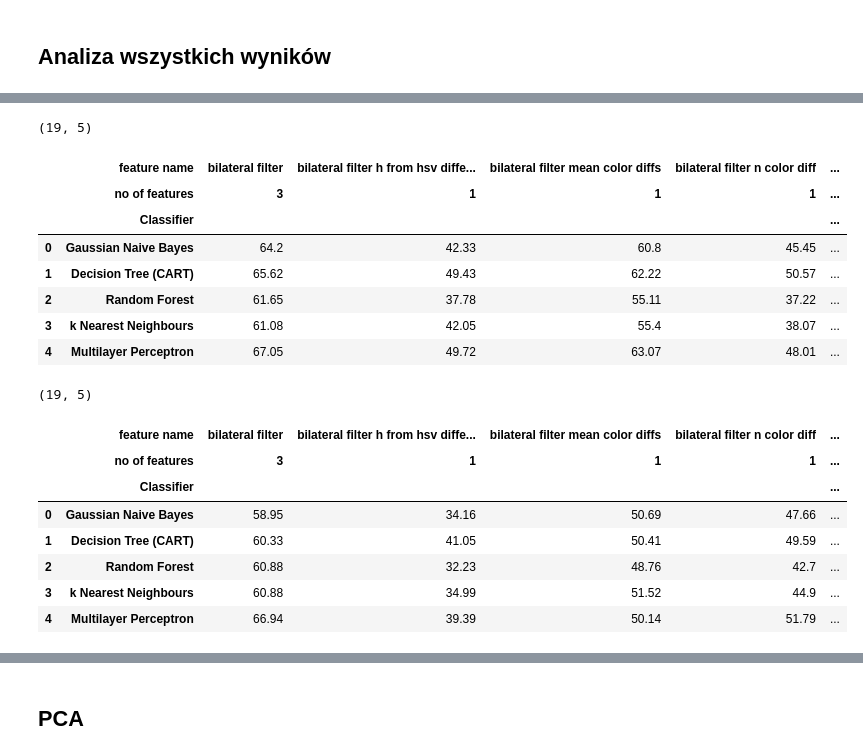
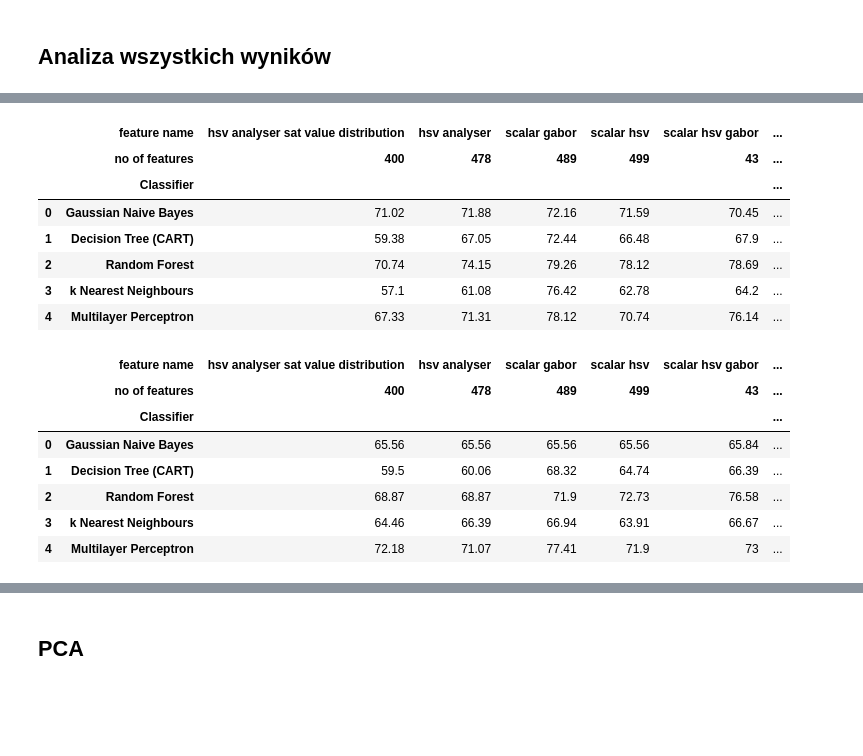
Before and after one commit to lukaszsus/memotion-images-analysis, a Jupyter notebook: experiment_scripts/pandas_dataframes_results.ipynb, the cells around one changed output, grey strips where cells are left out. Saved outputs shown, nothing was run; the diff lists cells and outputs as text; code cells hidden in the pictures; blank space fills up the shorter version.

```diff
--- a/experiment_scripts/pandas_dataframes_results.ipynb
+++ b/experiment_scripts/pandas_dataframes_results.ipynb
@@ -10,12 +10,12 @@ import sys, inspect
 import re
 import cv2
 
-currentdir = os.path.dirname(os.path.abspath(inspect.getfile(inspect.currentframe())))
-parentdir = os.path.dirname(currentdir)
-sys.path.insert(0,parentdir)
-from settings import DATA_PATH
+# currentdir = os.path.dirname(os.path.abspath(inspect.getfile(inspect.currentframe())))
+# parentdir = os.path.dirname(currentdir)
+# sys.path.insert(0,parentdir)
+# from settings import DATA_PATH
 
-# DATA_PATH = "/home/marta/Documents/PyCharm/memotion-images-analysis/data_20191228/"
+DATA_PATH = "/home/marta/Documents/PyCharm/memotion-images-analysis/data_20191228/"
 sns.set()
 # %%
 def load_file(filename, dir='results/metrics/pics'):
@@ -55,8 +55,8 @@ def highlight_max_clf(s):
 # %% [markdown]
 ## Confussion matrix dla przykładowych badań
 # %%
-filename = 'metrics_full_for-scalar_hsv_kmeans_gabor.pickle'
-df_metrics, df_y, cms = load_file(filename, dir='results/metrics/memes')
+filename = 'metrics_full_for-pca_top_50.pickle'
+df_metrics, df_y, cms = load_file(filename, dir='results/metrics/pics_stand_one_vs_rest')
 # %%
 df_y.shape
 # %% [output]
@@ -174,7 +176,7 @@ plot_image(img)
 feature_count_19 = [3, 1, 1, 1, 8, 32, 478, 18, 400, 60, 5, 5, 11, 489, 499, 43, 521, 531, 53]
 feature_count_14 = [3, 8, 32, 478, 18, 400, 60, 11, 43, 489, 521, 509, 541, 53]
 # %%
-def create_table(path, feature_count):
+def create_table(path, feature_count, filter_cols=[]):
     filenames = glob.glob(f'{DATA_PATH}/{path}/*')
     filenames[:] = [filename for filename in filenames if re.search('pca', filename) is None]
     filenames[:] = [filename for filename in filenames if filename[-8] != "3"]
@@ -193,12 +195,17 @@ def create_table(path, feature_count):
     for m in metrics:
         acc.append(m['Accuracy'].values)
 
-    print(np.array(acc).shape)
-
     tuples = list(zip(metric_names, feature_count))
     multiindex = pd.MultiIndex.from_tuples(tuples, names=['feature name', 'no of features'])
 
     df = pd.DataFrame(np.array(acc).T, columns=multiindex)
+    if len(filter_cols) > 0:
+        df = df[df.columns[filter_cols]]
     df = df.set_index(metrics[0]['Classifier'], append=True)
-    df = df.style.apply(bold_max).apply(bold_max, axis=1).apply(highlight_max).apply(highlight_max_clf, axis=1)  # .apply(highlight_min_70)
-    return df
+    df_style = df.style.apply(bold_max).apply(bold_max, axis=1).apply(highlight_max).apply(highlight_max_clf, axis=1)
+    return df_style
+# %%
+best_columns = [8, 6, 13, 14, 15, 16, 17, 18]
+best_of_14_columns = [5, 3, 8, 9, 10, 11, 12, 13]
+# pd.set_option('display.column_space', 5)
+# pd.set_option('display.max_colwidth', 3)
@@ -231,28 +260,26 @@ create_table(path, feature_count_19)
 # %%
 path = 'results/metrics/pics_stand'
-create_table(path, feature_count_19)
+create_table(path, feature_count_19, filter_cols=best_columns)
 # %% [output]
-(19, 5)
-|  | feature name | bilateral filter | bilateral filter h from hsv diffe... | bilateral filter mean color diffs | bilateral filter n color diff | ... |
-|  | no of features | 3 | 1 | 1 | 1 | ... |
-|  | Classifier |  |  |  |  | ... |
-| 0 | Gaussian Naive Bayes | 64.2 | 42.33 | 60.8 | 45.45 | ... |
-| 1 | Decision Tree (CART) | 65.62 | 49.43 | 62.22 | 50.57 | ... |
-| 2 | Random Forest | 61.65 | 37.78 | 55.11 | 37.22 | ... |
-| 3 | k Nearest Neighbours | 61.08 | 42.05 | 55.4 | 38.07 | ... |
-| 4 | Multilayer Perceptron | 67.05 | 49.72 | 63.07 | 48.01 | ... |
+|  | feature name | hsv analyser sat value distribution | hsv analyser | scalar gabor | scalar hsv | scalar hsv gabor | ... |
+|  | no of features | 400 | 478 | 489 | 499 | 43 | ... |
+|  | Classifier |  |  |  |  |  | ... |
+| 0 | Gaussian Naive Bayes | 71.02 | 71.88 | 72.16 | 71.59 | 70.45 | ... |
+| 1 | Decision Tree (CART) | 59.38 | 67.05 | 72.44 | 66.48 | 67.9 | ... |
+| 2 | Random Forest | 70.74 | 74.15 | 79.26 | 78.12 | 78.69 | ... |
+| 3 | k Nearest Neighbours | 57.1 | 61.08 | 76.42 | 62.78 | 64.2 | ... |
+| 4 | Multilayer Perceptron | 67.33 | 71.31 | 78.12 | 70.74 | 76.14 | ... |
 # %%
 path = 'results/metrics/memes_stand'
-create_table(path, feature_count_19)
+create_table(path, feature_count_19, filter_cols=best_columns)
 # %% [output]
-(19, 5)
-|  | feature name | bilateral filter | bilateral filter h from hsv diffe... | bilateral filter mean color diffs | bilateral filter n color diff | ... |
-|  | no of features | 3 | 1 | 1 | 1 | ... |
-|  | Classifier |  |  |  |  | ... |
-| 0 | Gaussian Naive Bayes | 58.95 | 34.16 | 50.69 | 47.66 | ... |
-| 1 | Decision Tree (CART) | 60.33 | 41.05 | 50.41 | 49.59 | ... |
-| 2 | Random Forest | 60.88 | 32.23 | 48.76 | 42.7 | ... |
-| 3 | k Nearest Neighbours | 60.88 | 34.99 | 51.52 | 44.9 | ... |
-| 4 | Multilayer Perceptron | 66.94 | 39.39 | 50.14 | 51.79 | ... |
+|  | feature name | hsv analyser sat value distribution | hsv analyser | scalar gabor | scalar hsv | scalar hsv gabor | ... |
+|  | no of features | 400 | 478 | 489 | 499 | 43 | ... |
+|  | Classifier |  |  |  |  |  | ... |
+| 0 | Gaussian Naive Bayes | 65.56 | 65.56 | 65.56 | 65.56 | 65.84 | ... |
+| 1 | Decision Tree (CART) | 59.5 | 60.06 | 68.32 | 64.74 | 66.39 | ... |
+| 2 | Random Forest | 68.87 | 68.87 | 71.9 | 72.73 | 76.58 | ... |
+| 3 | k Nearest Neighbours | 64.46 | 66.39 | 66.94 | 63.91 | 66.67 | ... |
+| 4 | Multilayer Perceptron | 72.18 | 71.07 | 77.41 | 71.9 | 73 | ... |
 # %%
 path = 'results/metrics/pics_one_vs_rest'
```
Also changed, not shown: parts of 24 cells of this notebook, 3 other files.
